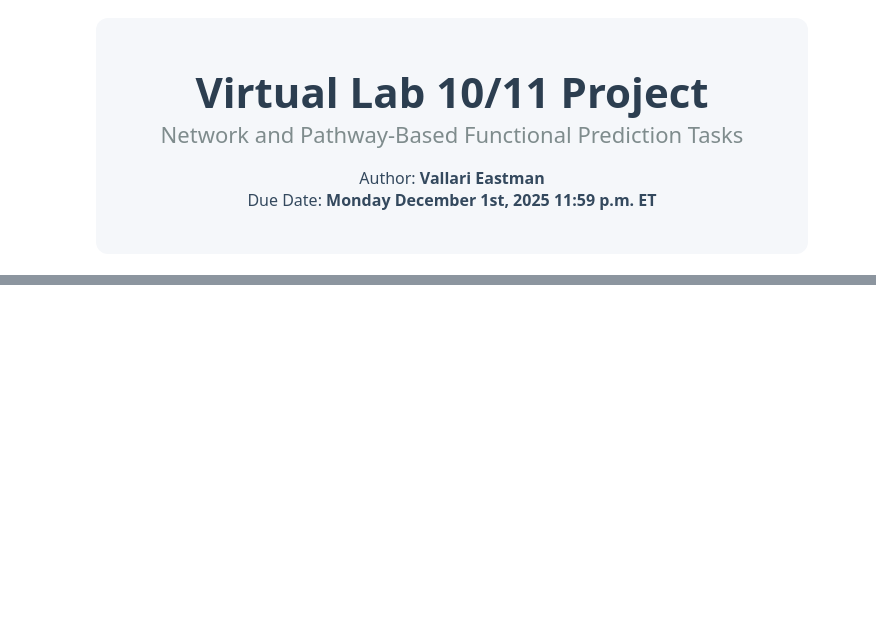
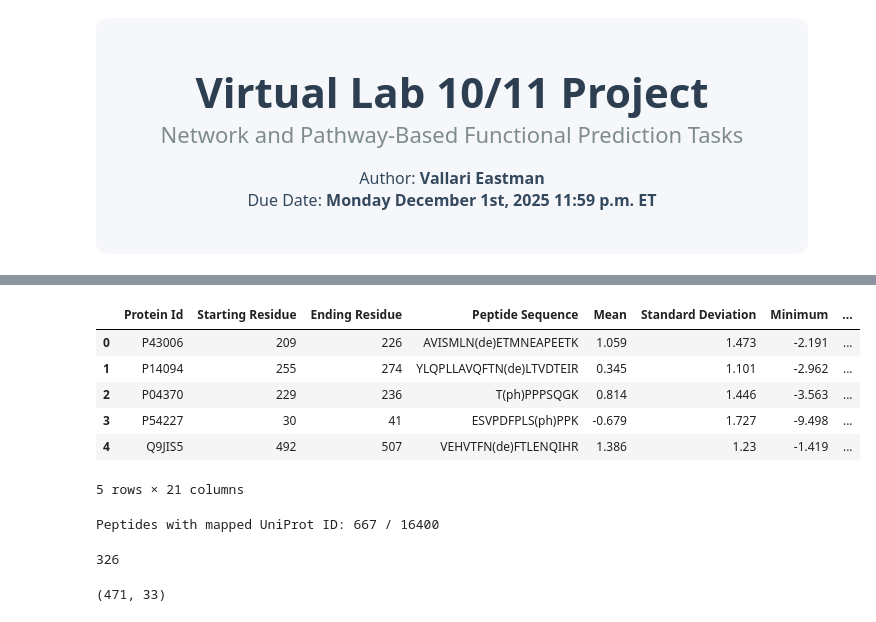
Before and after one commit to vallarieastman/Protein-Bioinformatics, a Jupyter notebook: VL10_Pathway-Based-Prediction/VL10_Pathway-Based-Prediction.ipynb, the cells around one changed output, grey strips where cells are left out. Saved outputs shown, nothing was run; the diff lists cells and outputs as text; code cells hidden in the pictures; blank space fills up the shorter version.

```diff
--- a/VL10_Pathway-Based-Prediction/VL10_Pathway-Based-Prediction.ipynb
+++ b/VL10_Pathway-Based-Prediction/VL10_Pathway-Based-Prediction.ipynb
@@ -50,0 +242,25 @@
+# %%
+import re
+import pandas as pd
+
+def canonical_peptide(seq):
+    """
+    Turn any peptide string with PTM annotations into plain AA sequence.
+    Keeps only A–Z, throws away ph/ac/de, parentheses, etc.
+    """
+    if not isinstance(seq, str):
+        return None
+    seq = seq.upper()
+    # remove explicit ptm tags like PH, AC, DE in df2 *after* uppercasing
+    seq = re.sub(r"(PH|AC|DE)", "", seq)
+    # now keep only A-Z
+    return re.sub(r"[^A-Z]", "", seq)
+
+# For Dataset 1
+df1["pep_clean"] = df1["Peptide Sequence"].apply(canonical_peptide)
+
+# For Dataset 2
+df2["pep_clean"] = df2["Peptide sequence"].apply(canonical_peptide)
+
+df1[["Peptide Sequence", "pep_clean"]].head()
+df2[["Peptide sequence", "pep_clean"]].head()
@@ -50,0 +281,8 @@
+# %%
+pep_protein_map = (
+    df2[["pep_clean", "Protein ID"]]
+    .dropna(subset=["Protein ID"])
+    .drop_duplicates(subset=["pep_clean"])
+)
+
+pep_protein_map.head()
@@ -50,0 +296,36 @@
+# %%
+# Merge Dataset 1 + Dataset 2 by peptide sequence
+
+df1_annotated = df1.merge(
+    pep_protein_map,
+    on="pep_clean",   # same column name in both now
+    how="left"
+)
+
+df1_annotated.head()
+# %% [output]
+|  | Protein Id | Starting Residue | Ending Residue | Peptide Sequence | Mean | Standard Deviation | Minimum | ... |
+| 0 | P43006 | 209 | 226 | AVISMLN(de)ETMNEAPEETK | 1.059 | 1.473 | -2.191 | ... |
+| 1 | P14094 | 255 | 274 | YLQPLLAVQFTN(de)LTVDTEIR | 0.345 | 1.101 | -2.962 | ... |
+| 2 | P04370 | 229 | 236 | T(ph)PPPSQGK | 0.814 | 1.446 | -3.563 | ... |
+| 3 | P54227 | 30 | 41 | ESVPDFPLS(ph)PPK | -0.679 | 1.727 | -9.498 | ... |
+| 4 | Q9JIS5 | 492 | 507 | VEHVTFN(de)FTLENQIHR | 1.386 | 1.23 | -1.419 | ... |
+5 rows × 21 columns
+# %%
+mapped = df1_annotated["Protein ID"].notna().sum()
+total  = df1_annotated.shape[0]
+
+print(f"Peptides with mapped UniProt ID: {mapped} / {total}")
+# %% [output]
+Peptides with mapped UniProt ID: 667 / 16400
+# %%
+len(set(df1["pep_clean"]))  # unique sequences in df1
+len(set(df2["pep_clean"]))  # unique sequences in df2
+len(set(df1["pep_clean"]) & set(df2["pep_clean"]))  # unique canonical matches
+# %% [output]
+326
+# %%
+df2_matches = df2[df2["pep_clean"].isin(df1["pep_clean"])]
+df2_matches.shape
+# %% [output]
+(471, 33)
```
Also changed, not shown: parts of 35 cells of this notebook, 3 other files.
